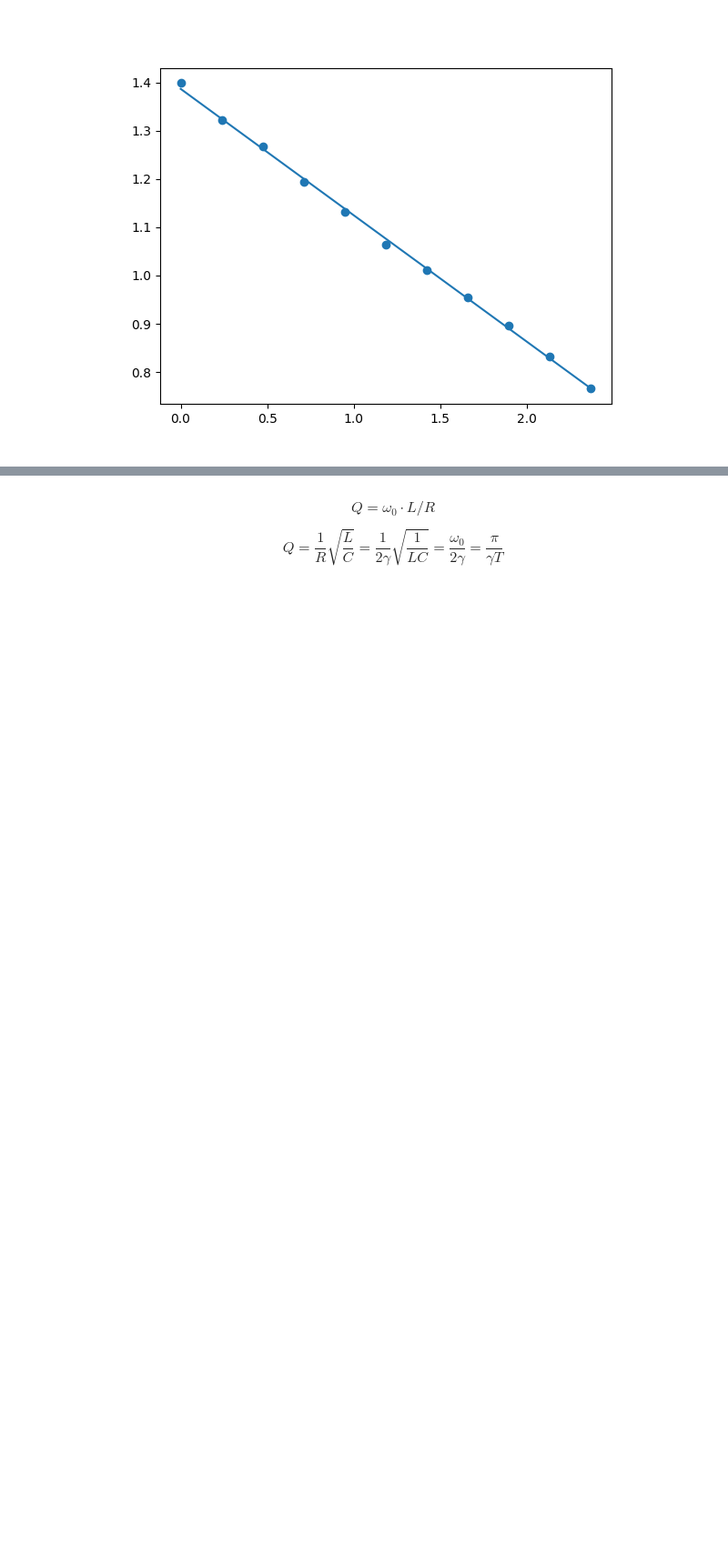
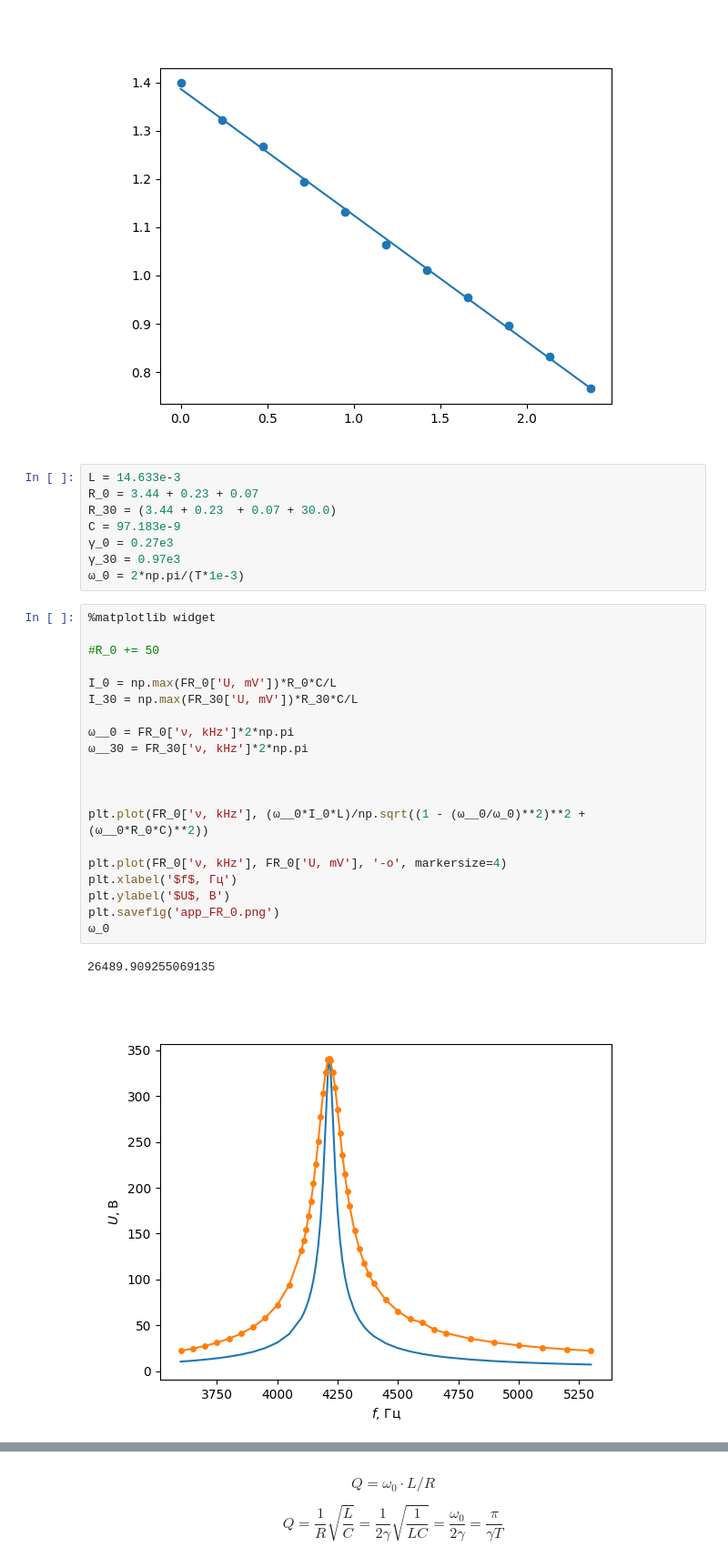
Before and after one commit to sitandr/lab, a Jupyter notebook: Untitled.ipynb, the cells around one changed output, grey strips where cells are left out. Shown at 91% size. Drawn from its saved outputs; the diff is of its cells as text; blank space fills up the shorter version.

```diff
--- a/Untitled.ipynb
+++ b/Untitled.ipynb
@@ -223,3 +223,34 @@ res[0]
 # %% [output]
 -0.2618072395435731
 [figure]
+# %%
+L = 14.633e-3
+R_0 = 3.44 + 0.23 + 0.07
+R_30 = (3.44 + 0.23  + 0.07 + 30.0)
+C = 97.183e-9
+γ_0 = 0.27e3
+γ_30 = 0.97e3
+ω_0 = 2*np.pi/(T*1e-3)
+# %%
+%matplotlib widget
+
+#R_0 += 50
+
+I_0 = np.max(FR_0['U, mV'])*R_0*C/L
+I_30 = np.max(FR_30['U, mV'])*R_30*C/L
+
+ω__0 = FR_0['ν, kHz']*2*np.pi
+ω__30 = FR_30['ν, kHz']*2*np.pi
+
+
+
+plt.plot(FR_0['ν, kHz'], (ω__0*I_0*L)/np.sqrt((1 - (ω__0/ω_0)**2)**2 + (ω__0*R_0*C)**2))
+
+plt.plot(FR_0['ν, kHz'], FR_0['U, mV'], '-o', markersize=4)
+plt.xlabel('$f$, Гц')
+plt.ylabel('$U$, В')
+plt.savefig('app_FR_0.png')
+ω_0
+# %% [output]
+26489.909255069135
+[figure, added]
```
Also changed, not shown: parts of 12 cells of this notebook, 2 other files.
